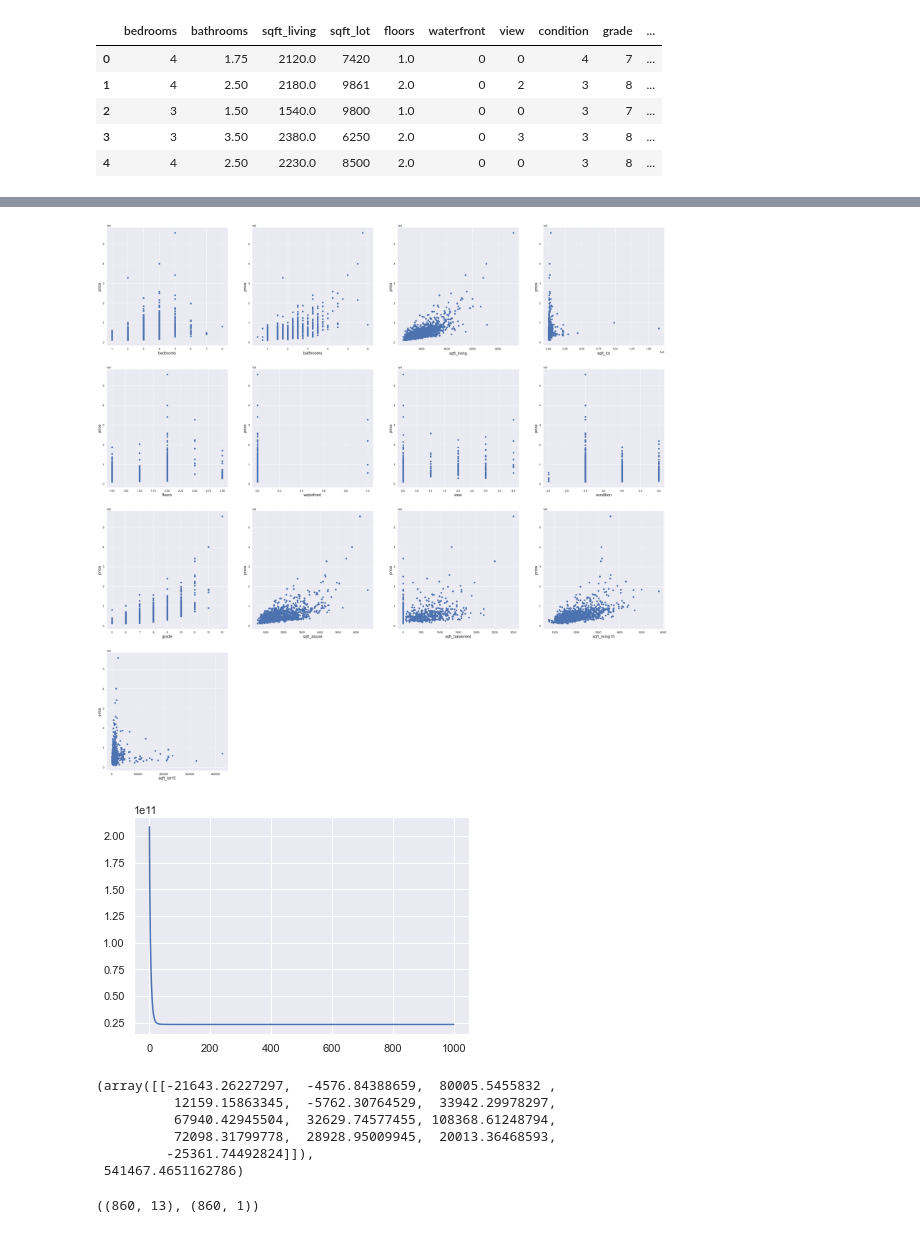
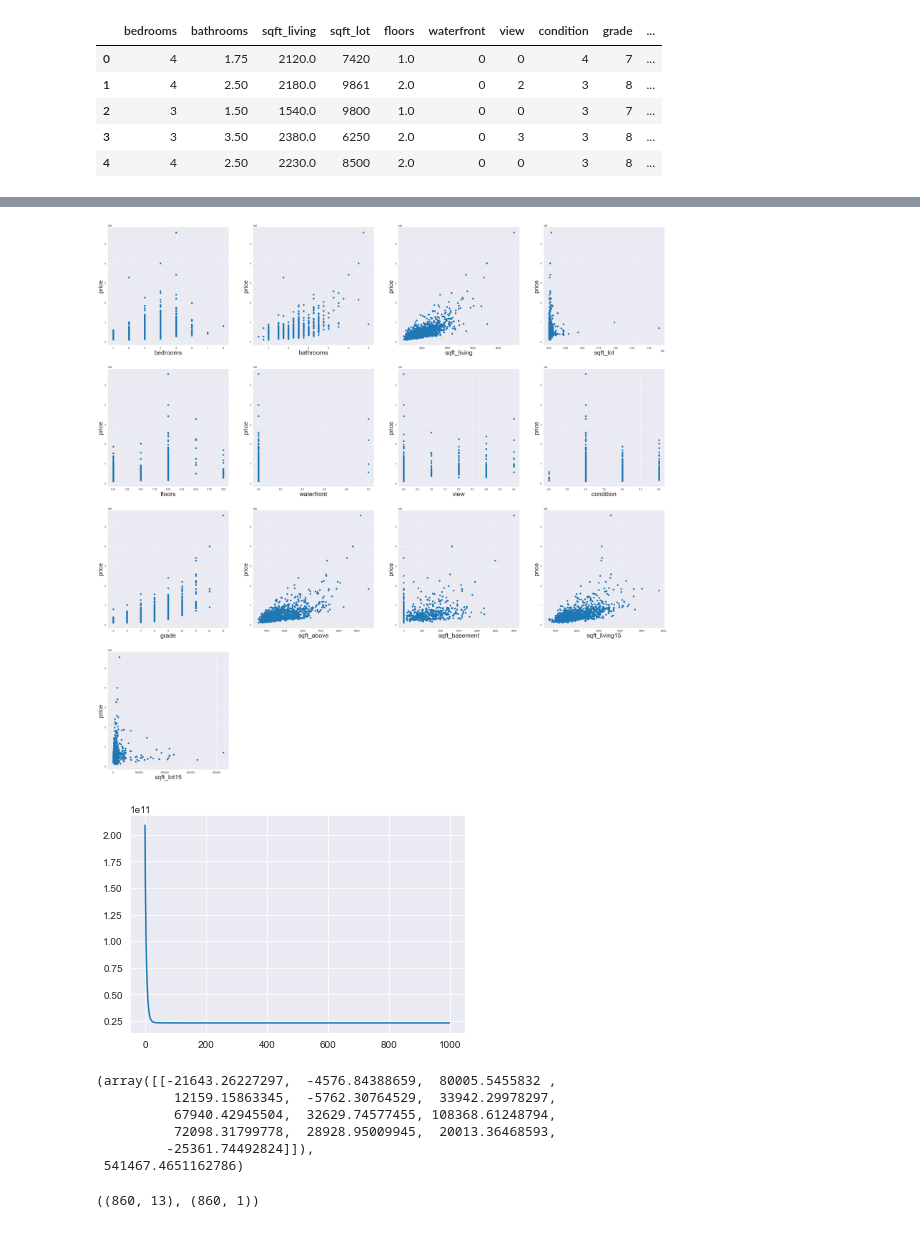
Before and after one commit to durba-s/FODS_Assignment, a Jupyter notebook: FoDS_Assignment_2.ipynb, the cells around one changed output, grey strips where cells are left out. Cells and saved outputs as stored; diff of their text form; code cells hidden in the pictures.

```diff
--- a/FoDS_Assignment_2.ipynb
+++ b/FoDS_Assignment_2.ipynb
@@ -5,8 +5,7 @@ import matplotlib.pyplot as plt
 import seaborn as sns
 from tqdm import tqdm
 tqdm.pandas()
-
-sns.set()
+sns.set_style("darkgrid")
 # %%
 df = pd.read_csv("FoDS-Assignment-2.csv")
 df.head()
@@ -19,0 +24,9 @@ df.head()
+# %%
+fig = plt.figure(figsize =(40,20))
+i=1
+for s in df.columns:
+    plt.subplot(3,5, i)
+    plt.title(s,fontsize=25)
+    sns.boxplot(data=df[[s]])
+    i=i+1
+plt.grid()
@@ -20,15 +35,14 @@ df.head()
 # %%
 fig = plt.figure(figsize=(40,40))
-plt.rc('axes', labelsize=16)
+plt.rc('axes', labelsize=25)
 for i, col in enumerate(df.columns[:-1]):
     plt.subplot(4,4,i+1)
     plt.scatter(df[col], df["price"])
     plt.xlabel(col)
     plt.ylabel("price")
-
 plt.show()
 # %% [output]
-[figure, old version]
+[figure, new version]
 # %%
 def train_test_split(data, f, method='Normalize'):
     data = data.dropna()
@@ -86,7 +100,7 @@ X_train, y_train, X_test, y_test = train_test_split(df, 0.75)
 model = LinearRegression(X_train, y_train)
 model.fitGD(lr=0.1, graph=True)
 # %% [output]
-[figure, old version]
+[figure, new version]
 (array([[-21643.26227297,  -4576.84388659,  80005.5455832 ,
           12159.15863345,  -5762.30764529,  33942.29978297,
           67940.42945504,  32629.74577455, 108368.61248794,
```
Also changed, not shown: parts of 9 cells of this notebook.
